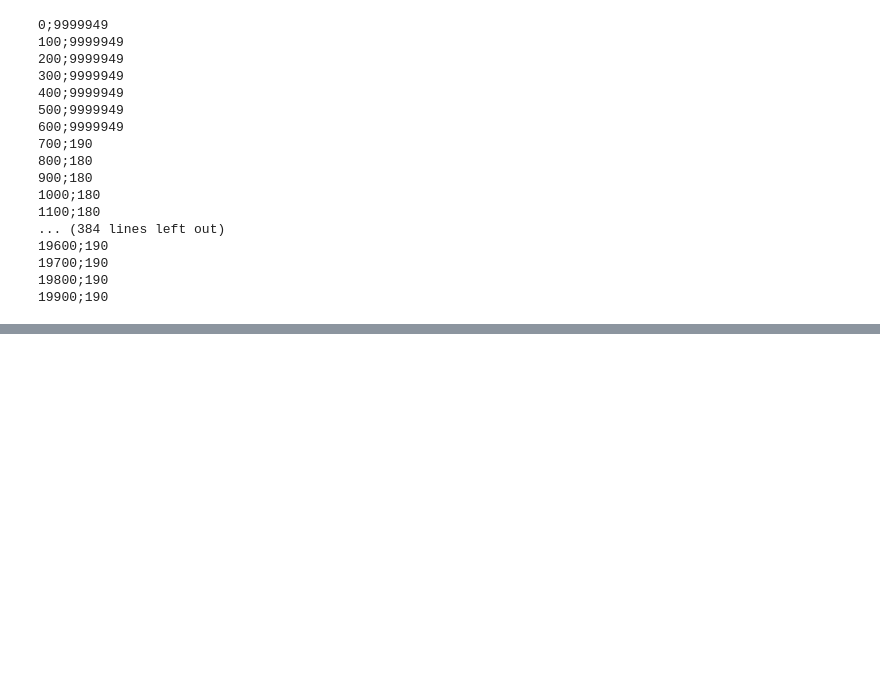
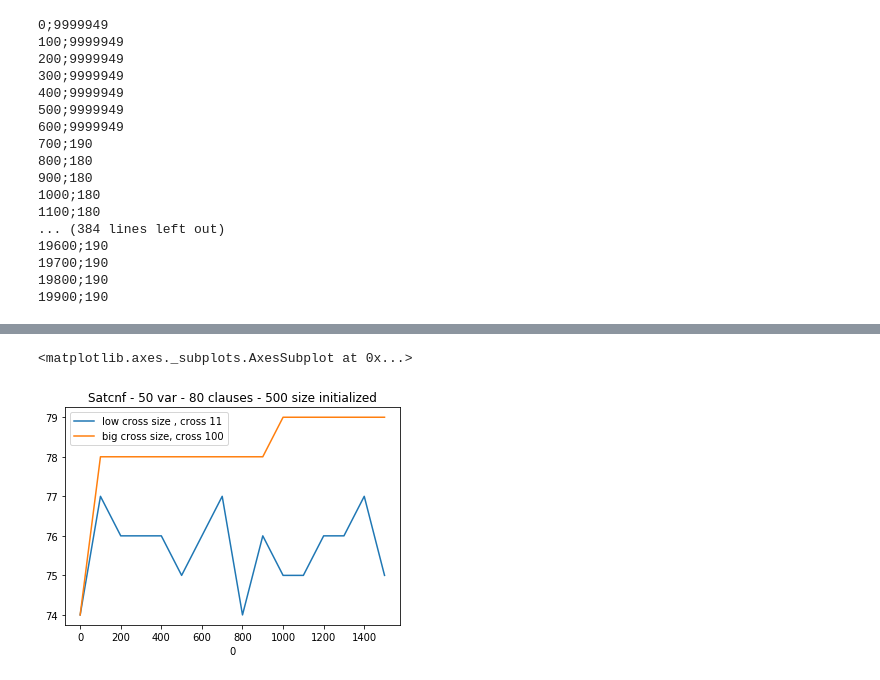
Before and after one commit to hAckdamDys/pyage, a Jupyter notebook: satcnf_notebook.ipynb, the cells around one changed output, grey strips where cells are left out. Cells and saved outputs as stored; diff of their text form; code cells hidden in the pictures; blank space fills up the shorter version.

```diff
--- a/satcnf_notebook.ipynb
+++ b/satcnf_notebook.ipynb
@@ -66,0 +259,2 @@ pyage-20180315_050839.log                   start_notebook.ipynb
+# %%
+plot_data=pd.read_csv("fitness_pyage.satcnf.conf_pyage.txt",sep=";",header=None,index_col=0)
@@ -66,0 +282,12 @@ pyage-20180315_050839.log                   start_notebook.ipynb
+# %%
+plot_data1=plot_data[:16]
+plot_data2=plot_data[16:]
+# %%
+ax=plt.gca(title="Satcnf - 50 var - 80 clauses - 500 size initialized")
+plot_data1.columns=["low cross size , cross 11"]
+plot_data1.plot(ax=ax)
+plot_data2.columns=["big cross size, cross 100"]
+plot_data2.plot(ax=ax)
+# %% [output]
+<matplotlib.axes._subplots.AxesSubplot at 0x...>
+[figure, added]
```
Also changed, not shown: parts of 19 cells of this notebook, 2 other files.
